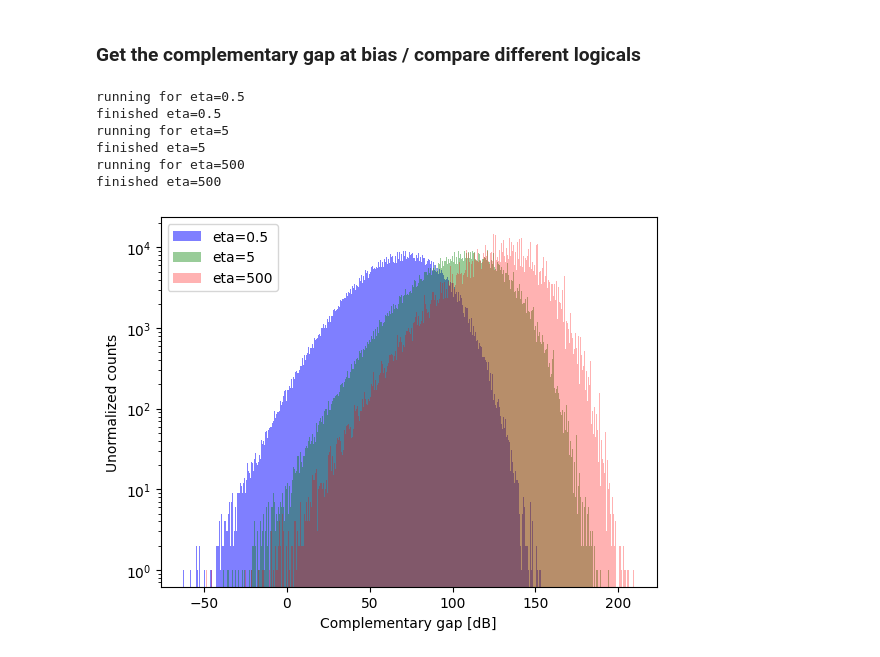
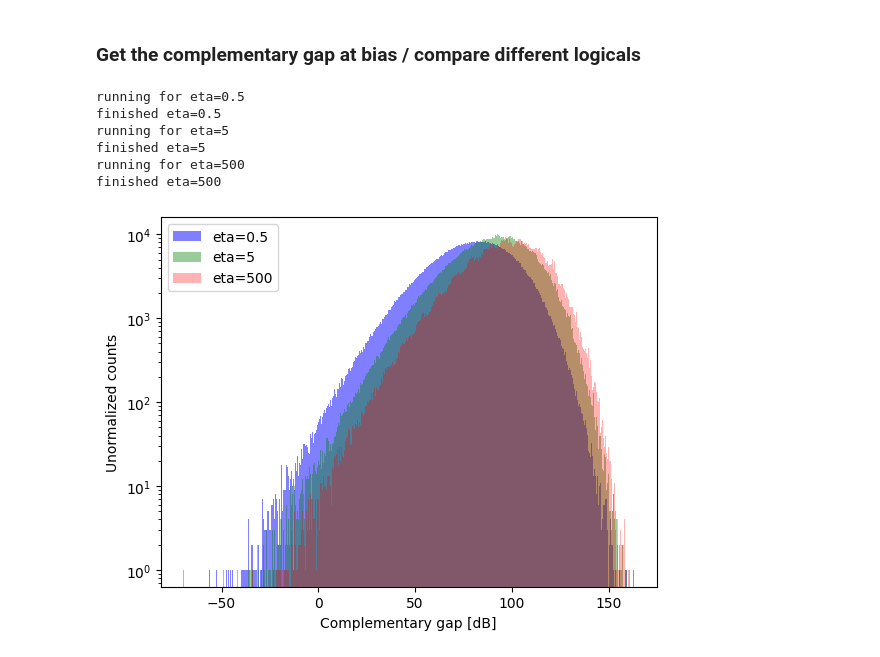
Before and after one commit to acatspirit/correlated_error_biased_noise, a Jupyter notebook: surface_code_circuit_scratch.ipynb, the cells around one changed output. Drawn from its saved outputs; the diff is of its cells as text; code cells hidden in the pictures.

```diff
--- a/surface_code_circuit_scratch.ipynb
+++ b/surface_code_circuit_scratch.ipynb
@@ -3710,15 +3710,15 @@ file_exists = os.path.isfile(output_file)
 
 # ds = [7,9,11,13]
 d=11
-l = 2
+l = 4
 etas = [0.5,5,500]
 # eta = 0.5
-CD_type = "SC"
+CD_type = "ZXXZonSqu"
 colors = ['blue','green','red','orange']
 alphas = [0.5,0.4,0.3,0.2]
 count=0
-mem_type="Z"
-decoder_type = "PY_CORR"
+mem_type="X"
+decoder_type = "PY_CORR" # try mycorr next
 results = []
 
 
@@ -3754,34 +3754,34 @@ for eta in etas:
                     "mem_type": mem_type,
                     "CD_type": CD_type,
                     "num_shots": num_shots,
                     "decoder_type": decoder_type,
                 })
     plt.xlabel('Complementary gap [dB]')
     plt.ylabel('Unormalized counts')
     plt.legend()
     count+=1
     print(f"finished eta={eta}")
 
 df_eta = pd.DataFrame(results)
 df_eta.to_csv(
     output_file,
     mode='a',
     header=not file_exists,
     index=False
 )
 
 file_exists = True
 
 plt.yscale('log')
 plt.show()
 # %% [output]
 running for eta=0.5
 finished eta=0.5
 running for eta=5
 finished eta=5
 running for eta=500
 finished eta=500
-[figure, old version]
+[figure, new version]
 # %%
 # try comparing different logicals for comp gap
 
```
Also changed, not shown: 7 other files.
